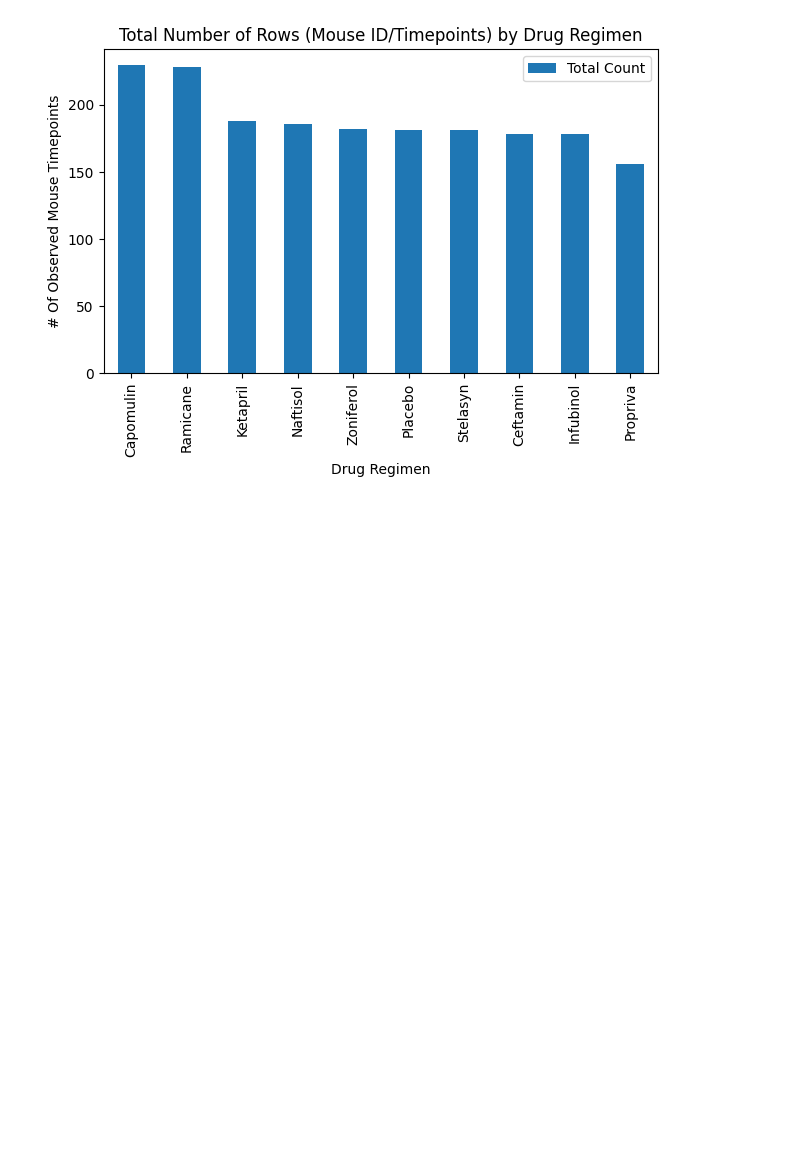
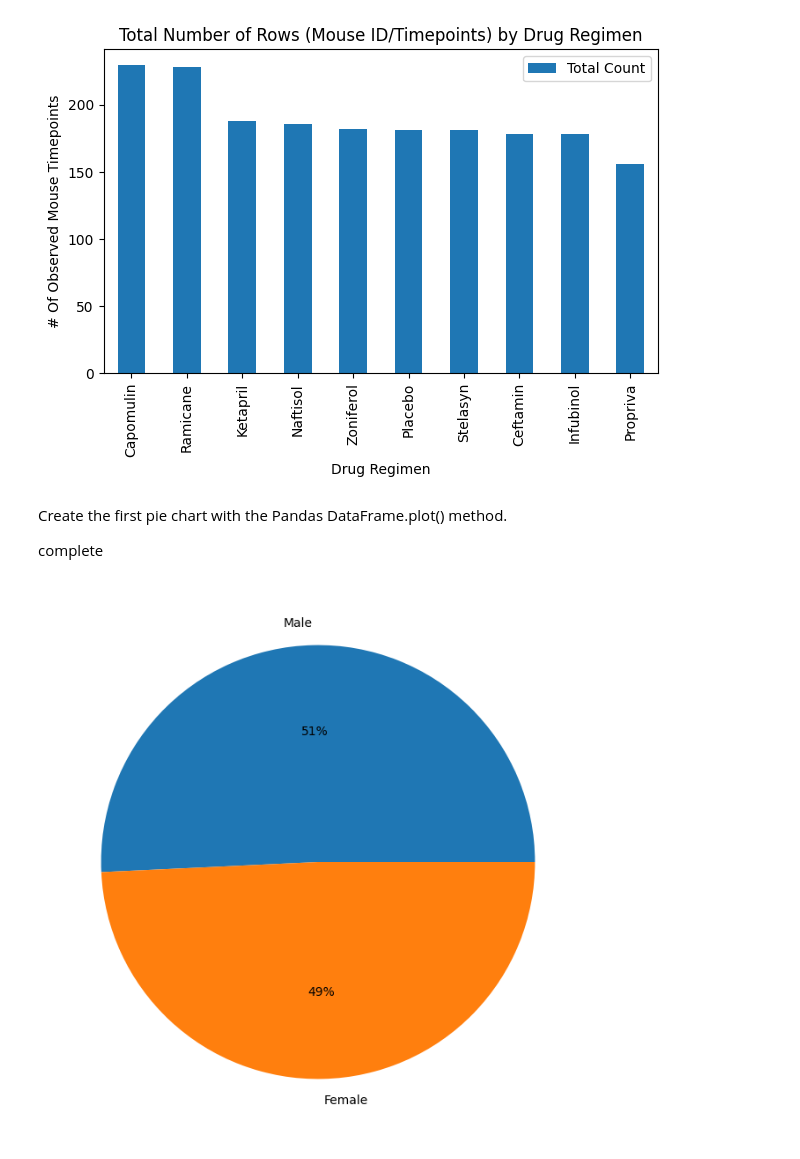
Before and after one commit to denisem77/MODULE-5-CHALLENGE, a Jupyter notebook: Side_trip_B.ipynb, the cells around one changed output. Cells and saved outputs as stored; diff of their text form; code cells hidden in the pictures; blank space fills up the shorter version.

```diff
--- a/Side_trip_B.ipynb
+++ b/Side_trip_B.ipynb
@@ -204,2 +200,17 @@ plt.show()
 # %% [output]
 [figure]
+# %% [markdown]
+Create the first pie chart with the Pandas DataFrame.plot() method.
+
+complete
+# %%
+
+gender_pie1 = Main_df['Sex'].value_counts()
+
+gender_percent = gender_pie1 / gender_pie1.sum() * 100
+
+plt.figure(figsize=(8, 8))
+plt.pie(gender_percent, labels=gender_percent.index, autopct='%1.0f%%', startangle=360, colors=['tab:blue','tab:orange'])
+plt.show()
+# %% [output]
+[figure, added]
```
Also changed, not shown: parts of 18 cells of this notebook.
